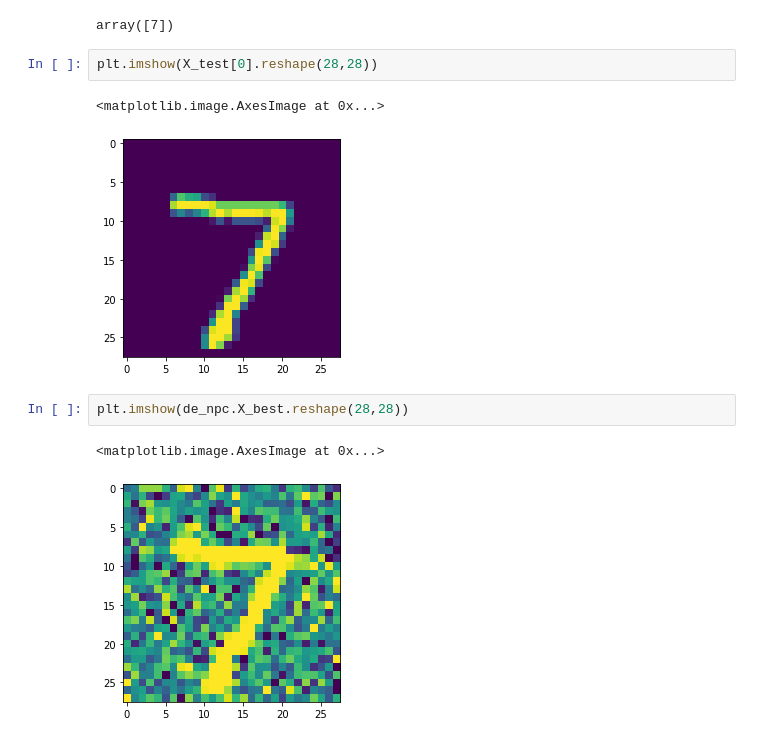
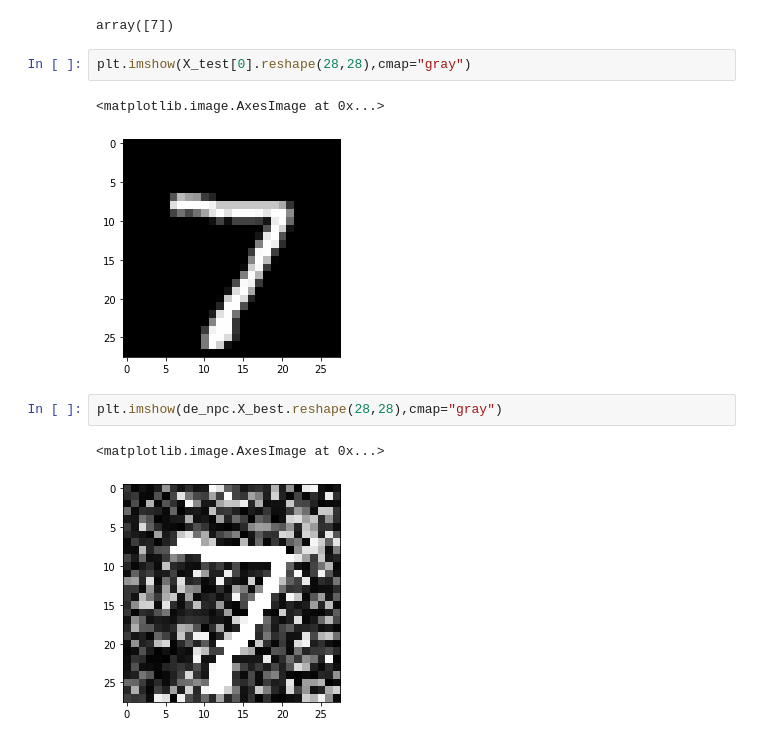
Before and after one commit to CyrilRJK/Natural-Computing-Project, a Jupyter notebook: DE_NPC_Adversarial_WithClass.ipynb, the cells around one changed output. Drawn from its saved outputs; the diff is of its cells as text.

```diff
--- a/DE_NPC_Adversarial_WithClass.ipynb
+++ b/DE_NPC_Adversarial_WithClass.ipynb
@@ -410,12 +407,12 @@ np.argmax(preds,axis=1)
 # %% [output]
 array([7])
 # %%
-plt.imshow(X_test[0].reshape(28,28))
+plt.imshow(X_test[0].reshape(28,28),cmap="gray")
 # %% [output]
 <matplotlib.image.AxesImage at 0x...>
-[figure, old version]
+[figure, new version]
 # %%
-plt.imshow(de_npc.X_best.reshape(28,28))
+plt.imshow(de_npc.X_best.reshape(28,28),cmap="gray")
 # %% [output]
 <matplotlib.image.AxesImage at 0x...>
-[figure, old version]
+[figure, new version]
```
Also changed, not shown: parts of 6 cells of this notebook, 1 other file.
